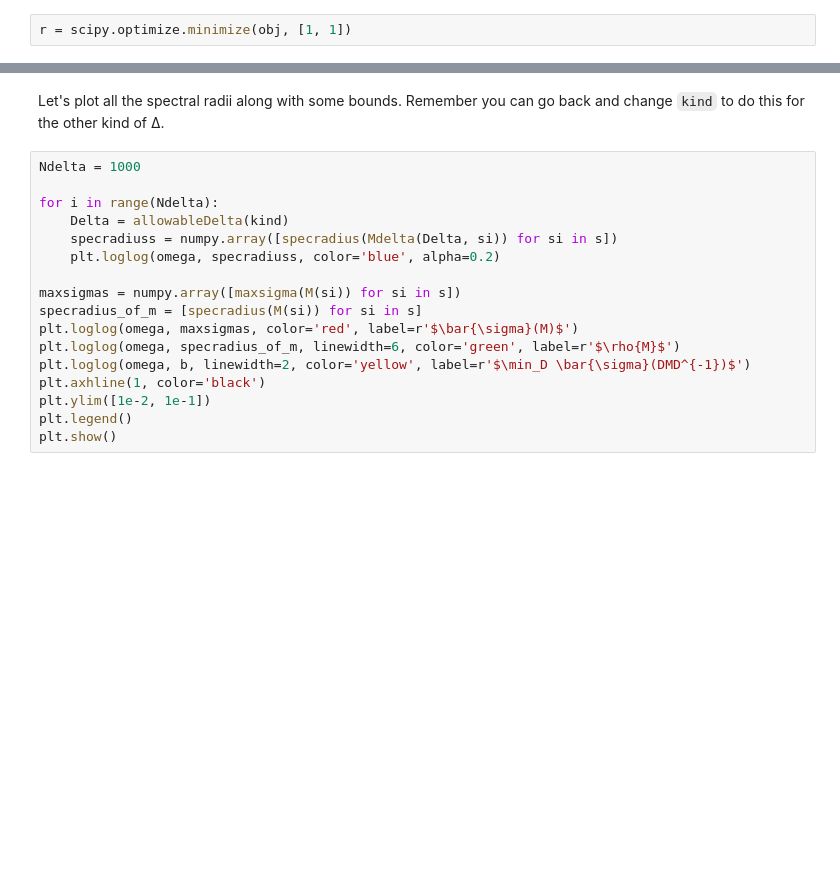
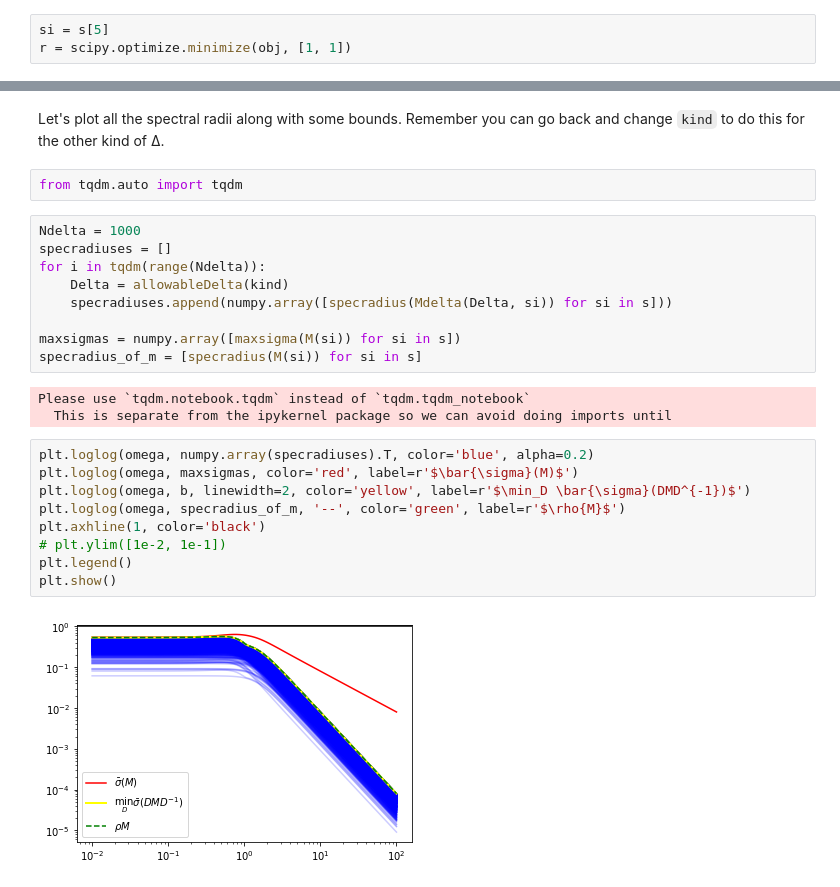
Before and after one commit to alchemyst/Skogestad-Python, a Jupyter notebook: notebooks/Robust stability.ipynb, the cells around one changed output, grey strips where cells are left out. Drawn from its saved outputs; the diff is of its cells as text; blank space fills up the shorter version.

Commit message:
Add more words to robust stability notebook

```diff
--- a/notebooks/Robust stability.ipynb
+++ b/notebooks/Robust stability.ipynb
@@ -133,4 +136,5 @@ def obj(d):
 # %% [markdown]
 $$\min_D \bar{\sigma}(DM(s)D^{-1})$$
 # %%
+si = s[5]
 r = scipy.optimize.minimize(obj, [1, 1])
@@ -144,20 +146,28 @@ for si in s:
     b.append(f)
 # %% [markdown]
 Let's plot all the spectral radii along with some bounds. Remember you can go back and change `kind` to do this for the other kind of ∆.
+# %%
+from tqdm.auto import tqdm
+# %%
+Ndelta = 1000
+specradiuses = []
+for i in tqdm(range(Ndelta)):
+    Delta = allowableDelta(kind)
+    specradiuses.append(numpy.array([specradius(Mdelta(Delta, si)) for si in s]))
+
+maxsigmas = numpy.array([maxsigma(M(si)) for si in s])
+specradius_of_m = [specradius(M(si)) for si in s]
+# %% [output]
+Please use `tqdm.notebook.tqdm` instead of `tqdm.tqdm_notebook`
+  This is separate from the ipykernel package so we can avoid doing imports until
 # %%
-Ndelta = 1000
-
-for i in range(Ndelta):
-    Delta = allowableDelta(kind)
-    specradiuss = numpy.array([specradius(Mdelta(Delta, si)) for si in s])
-    plt.loglog(omega, specradiuss, color='blue', alpha=0.2)
-
-maxsigmas = numpy.array([maxsigma(M(si)) for si in s])
-specradius_of_m = [specradius(M(si)) for si in s]
+plt.loglog(omega, numpy.array(specradiuses).T, color='blue', alpha=0.2)
 plt.loglog(omega, maxsigmas, color='red', label=r'$\bar{\sigma}(M)$')
-plt.loglog(omega, specradius_of_m, linewidth=6, color='green', label=r'$\rho{M}$')
 plt.loglog(omega, b, linewidth=2, color='yellow', label=r'$\min_D \bar{\sigma}(DMD^{-1})$')
+plt.loglog(omega, specradius_of_m, '--', color='green', label=r'$\rho{M}$')
 plt.axhline(1, color='black')
-plt.ylim([1e-2, 1e-1])
+# plt.ylim([1e-2, 1e-1])
 plt.legend()
 plt.show()
+# %% [output]
+[figure, added]
```
Also changed, not shown: parts of 10 cells of this notebook, 3 other files.
